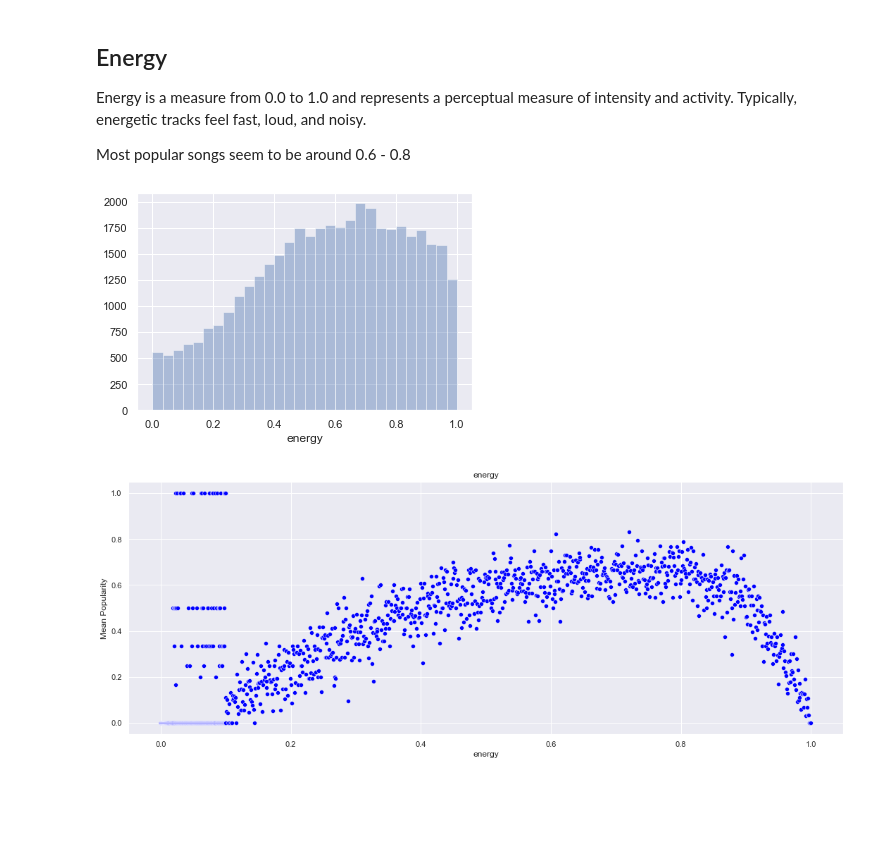
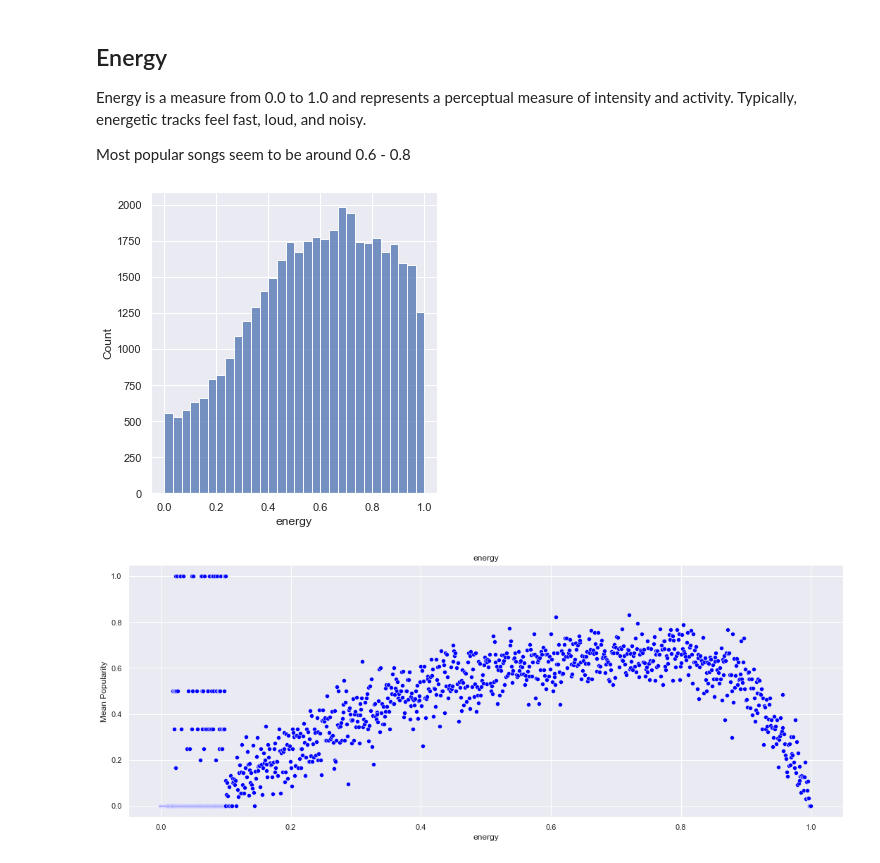
Before and after one commit to agentzhao/spotify-prediction, a Jupyter notebook: spotifypred.ipynb, the cells around one changed output. Saved outputs shown, nothing was run; the diff lists cells and outputs as text; code cells hidden in the pictures; blank space fills up the shorter version.

```diff
--- a/spotifypred.ipynb
+++ b/spotifypred.ipynb
@@ -288,10 +304,10 @@ Energy is a measure from 0.0 to 1.0 and represents a perceptual measure of inten
 
 Most popular songs seem to be around 0.6 - 0.8
 # %%
-sb.distplot(allsongs['energy'], kde = False, bins=30)
+sb.displot(allsongs['energy'], kde = False, bins=30)
 plt.show()
 # %% [output]
-[figure, old version]
+[figure, new version]
 # %%
 fig, ax = plt.subplots(1, figsize=(15, 6), sharey=True, sharex = True)
 ax_data =  allsongs.groupby('energy')['popularity'].mean().to_frame().reset_index()
```
Also changed, not shown: parts of 12 cells of this notebook.
